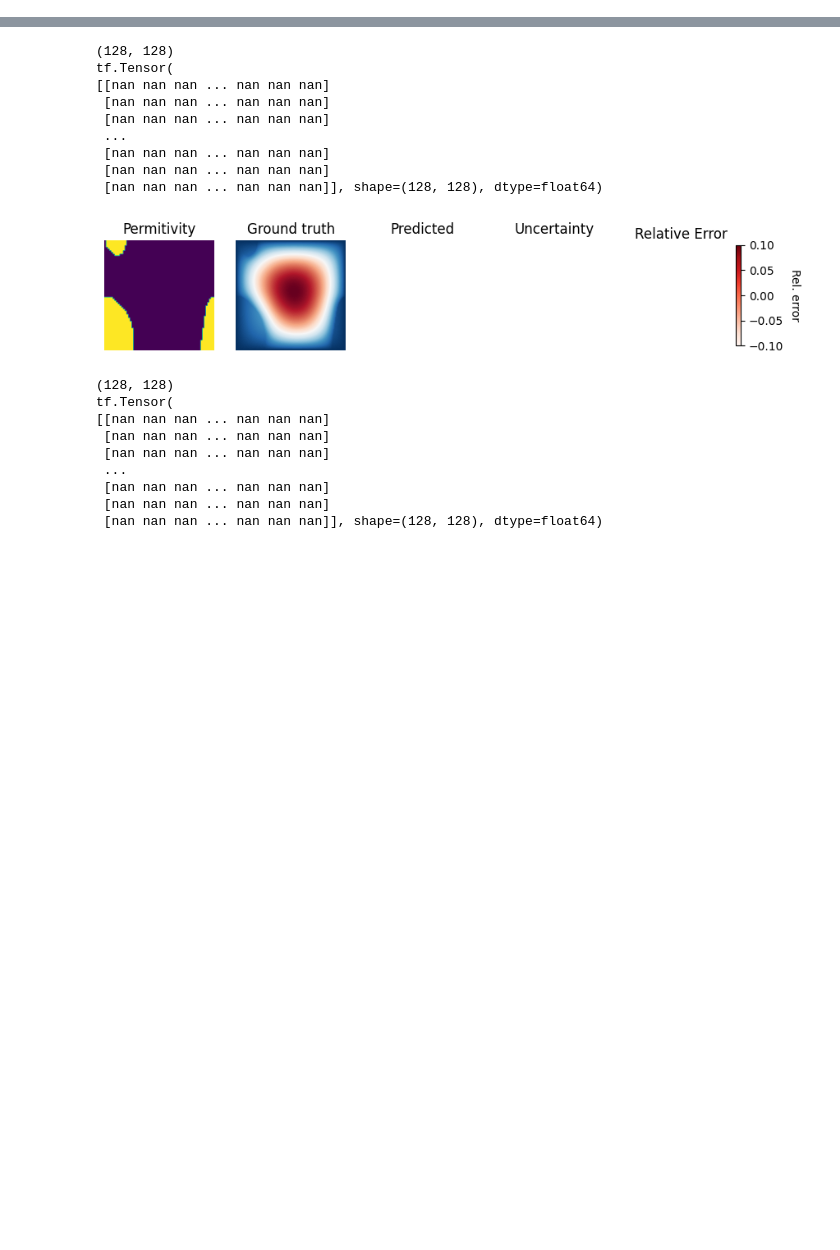
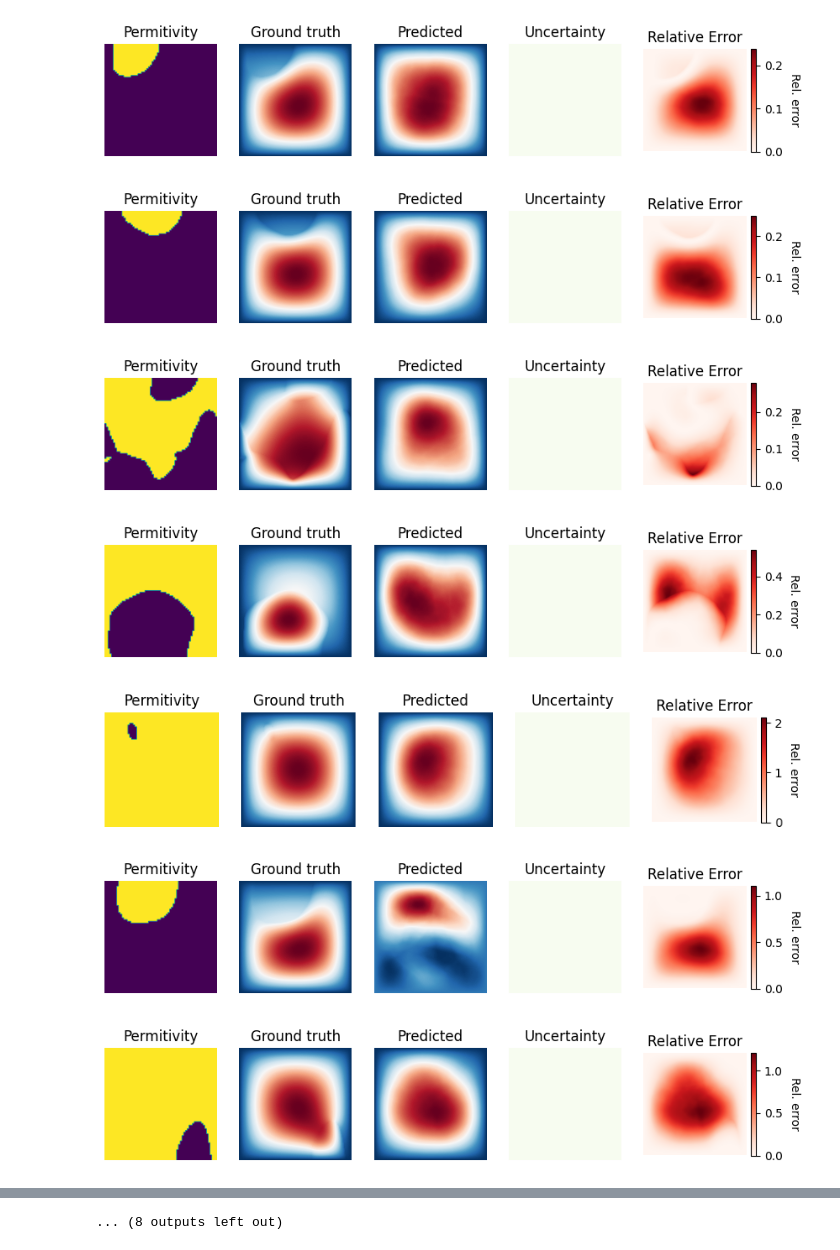
Before and after one commit to TheoHanon/NeuralFlow, a Jupyter notebook: Experiments/Darcy Flow/nf_operator_learn.ipynb, the cells around one changed output, grey strips where cells are left out. Drawn from its saved outputs; the diff is of its cells as text; code cells hidden in the pictures; blank space fills up the shorter version.

```diff
--- a/Experiments/Darcy Flow/nf_operator_learn.ipynb
+++ b/Experiments/Darcy Flow/nf_operator_learn.ipynb
@@ -142,33 +11,39 @@ KeyboardInterrupt:
+# %%
+gt = np.load("results/gt.npz")
+res = np.load("results/1.npz")
 # %%
-# import matplotlib.pyplot as plt
+for (a, u, u_pred_DP, std_pred_DP, error_DP) in zip(gt['a'], gt['u'], res["u_pred_DP"], res["std_pred_DP"], res["error_DP"]):
+    fig, ax = plt.subplots(1, 5, figsize=(10, 5))
 
-# for a, u in test_dataset.take(2):
-#     fig, ax = plt.subplots(1, 5, figsize=(10, 5))
+    u_pred = tf.reshape(u_pred_DP, (128,128))
+    std = tf.reshape(std_pred_DP, (128,128))
+    error = tf.reshape(error_DP, (128, 128))
 
-#     u_pred, std = est_IP(a[None, ...])
-#     u_pred, std = u_pred, std
-#     u_pred = tf.reshape(u_pred, (128,128))
-#     std = tf.reshape(std, (128,128))
+    ax[0].imshow(tf.reshape(a, (64, 64)), cmap = "viridis")
+    ax[0].set_axis_off()
+    ax[0].set_title("Permitivity")
+    ax[1].imshow(u, cmap = "RdBu_r")
+    ax[1].set_axis_off()
+    ax[1].set_title("Ground truth")
+    ax[2].imshow(u_pred, cmap = "RdBu_r")
+    ax[2].set_axis_off()
+    ax[2].set_title("Predicted")
+    ax[3].imshow(std, cmap = "GnBu")
+    ax[3].set_axis_off()
+    ax[3].set_title("Uncertainty")
 
-#     ax[0].imshow(tf.reshape(a, (64, 64)), cmap = "viridis")
-#     ax[0].set_axis_off()
-#     ax[0].set_title("Permitivity")
-#     ax[1].imshow(u, cmap = "RdBu_r")
-#     ax[1].set_axis_off()
-#     ax[1].set_title("Ground truth")
-#     ax[2].imshow(u_pred, cmap = "RdBu_r")
-#     ax[2].set_axis_off()
-#     ax[2].set_title("Predicted")
-#     ax[3].imshow(std, cmap = "GnBu")
-#     ax[3].set_axis_off()
-#     ax[3].set_title("Uncertainty")
 
-#     u = tf.cast(u, dtype=tf.float32)  # Cast u to float32
-#     u_pred = tf.cast(u_pred, dtype=tf.float32)
-#     im3 = ax[4].imshow(np.abs(u_pred - u)**2 / np.max(u**2), cmap = "Reds")
-#     ax[4].set_axis_off()
-#     ax[4].set_title("Relative Error")
-#     cbar = fig.colorbar(im3, ax=ax[4], orientation="vertical", fraction=0.046, pad=0.04)
-#     cbar.set_label('Rel. error', rotation=270, labelpad=15)
-#     plt.show()
+    im3 = ax[4].imshow(error, cmap = "Reds")
+    ax[4].set_axis_off()
+    ax[4].set_title("Relative Error")
+    cbar = fig.colorbar(im3, ax=ax[4], orientation="vertical", fraction=0.046, pad=0.04)
+    cbar.set_label('Rel. error', rotation=270, labelpad=15)
+    plt.show()
 # %% [output]
+[figure, new version]
+[figure, new version]
+[figure, added]
+[figure, added]
+[figure, added]
+[figure, added]
+[figure, added]
@@ -175,19 +55 @@ KeyboardInterrupt:
-(128, 128)
-tf.Tensor(
-[[nan nan nan ... nan nan nan]
- [nan nan nan ... nan nan nan]
- [nan nan nan ... nan nan nan]
- ...
- [nan nan nan ... nan nan nan]
- [nan nan nan ... nan nan nan]
- [nan nan nan ... nan nan nan]], shape=(128, 128), dtype=float64)
+... (8 outputs left out)
-[figure, old version]
-(128, 128)
-tf.Tensor(
-[[nan nan nan ... nan nan nan]
- [nan nan nan ... nan nan nan]
- [nan nan nan ... nan nan nan]
- ...
- [nan nan nan ... nan nan nan]
- [nan nan nan ... nan nan nan]
- [nan nan nan ... nan nan nan]], shape=(128, 128), dtype=float64)
```
Also changed, not shown: parts of 10 cells of this notebook, 2 other files.
